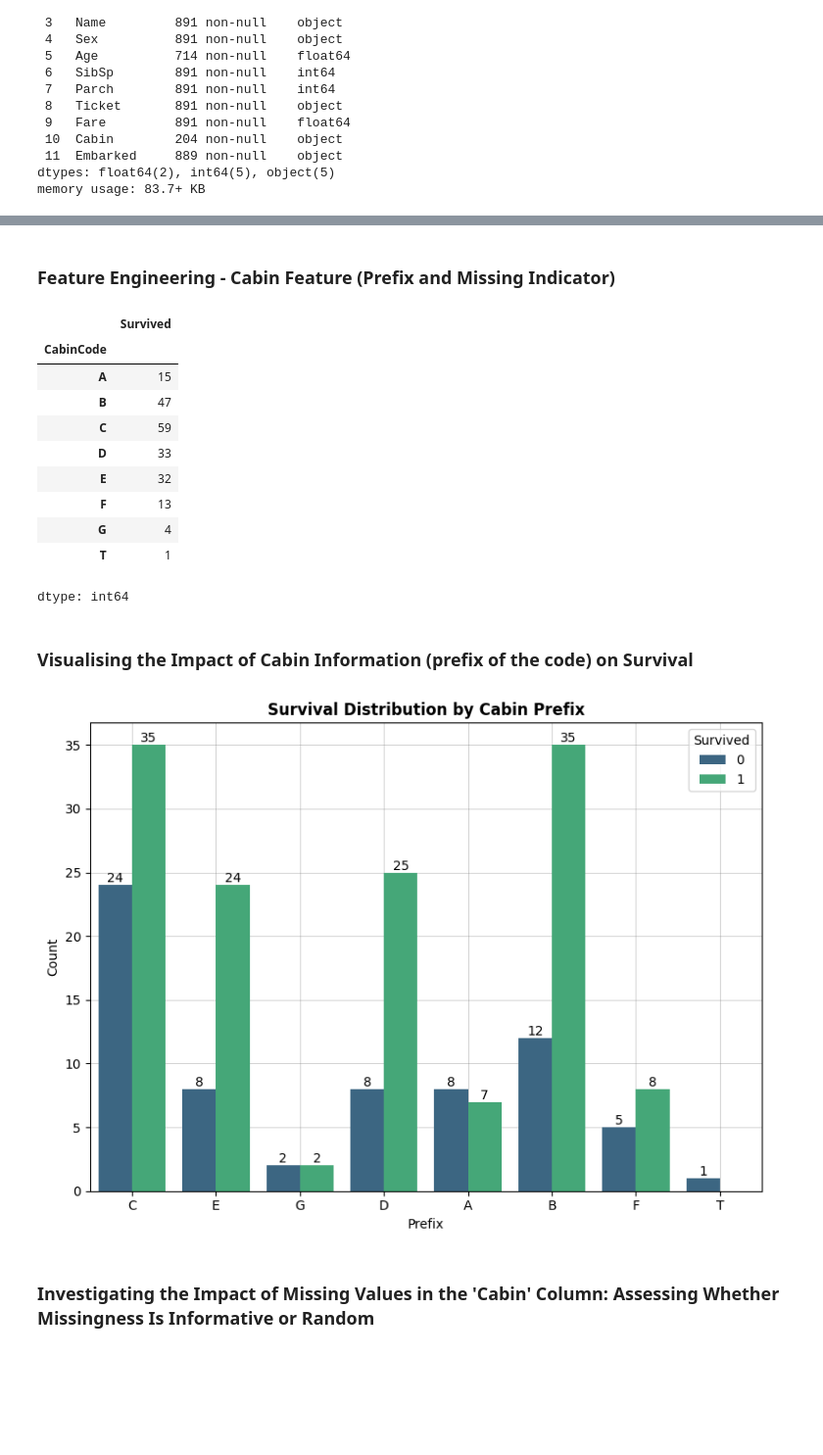
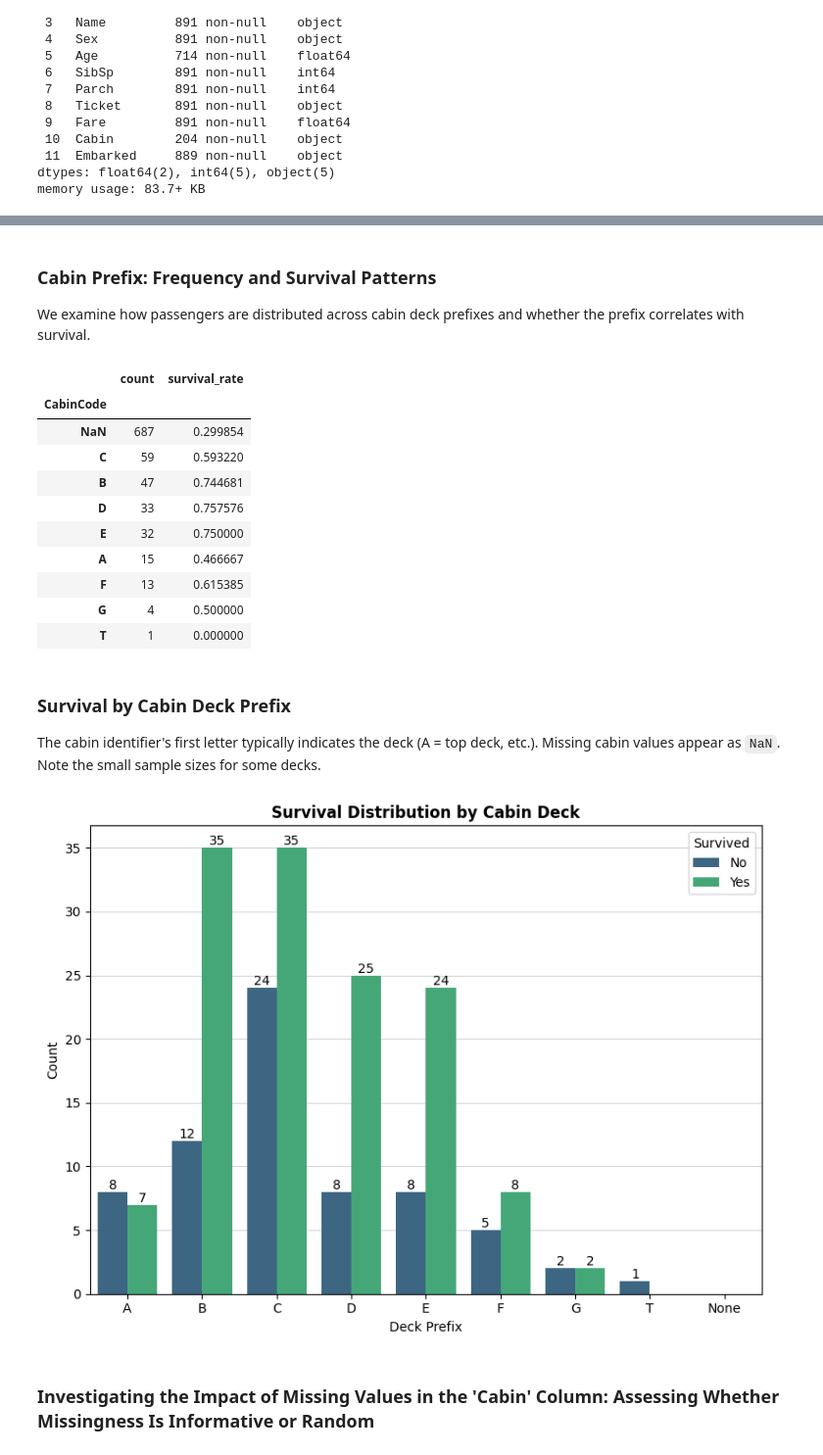
Before and after one commit to jhlopesalves/classic_workflows, a Jupyter notebook: supervised_learning/classification/titanic/titanic.ipynb, the cells around one changed output, grey strips where cells are left out. Shown at 98% size. Cells and saved outputs as stored; diff of their text form; code cells hidden in the pictures; blank space fills up the shorter version.

```diff
--- a/supervised_learning/classification/titanic/titanic.ipynb
+++ b/supervised_learning/classification/titanic/titanic.ipynb
@@ -66,3 +92,5 @@ The training dataset is loaded directly from the GitHub repository, making it ea
 # %%
-train_url = "https://raw.githubusercontent.com/jhlopesalves/classic_workflows/refs/heads/main/supervised_learning/classification/titanic/data/train.csv"
-train = pd.read_csv(train_url)
+TRAIN_URL = "https://raw.githubusercontent.com/jhlopesalves/classic_workflows/main/supervised_learning/classification/titanic/data/train.csv"
+
+train = pd.read_csv(TRAIN_URL)
+train.shape
@@ -167,22 +206,22 @@ train_eda["AgeMissing"] = np.where(train_eda["Age"].isna(), "Missing", "Non-miss
 # %%
-cols_interest = ["Sex", "Pclass", "Embarked", "Parch"]
+cols_of_interest = ["Sex", "Pclass", "Embarked", "Parch"]
+
 fig, axes = plt.subplots(nrows=2, ncols=2, figsize=(14, 10))
 axes = axes.flatten()
 
-for i, col in enumerate(cols_interest):
-	ax = axes[i]
+for ax, col in zip(axes, cols_of_interest):
 	sns.countplot(data=train_eda, x=col, hue="Survived", palette="viridis", ax=ax)
 
 	for container in ax.containers:
 		ax.bar_label(container, fontsize=10)
 
 	ax.set_title(f"Survival Count by {col}", fontsize=12)
-	ax.set(xlabel="", ylabel="Count")  # noqa: E113
+	ax.set(xlabel="", ylabel="Count")
 	ax.grid(True, axis="y", alpha=0.4, linewidth=0.6, color="grey")
 	ax.set_axisbelow(True)
-	ax.legend(title="Survived", labels=["No", "Yes"])
+	ax.legend(title="Survived")
 
 plt.suptitle("Survival Distribution Across Key Features", fontsize=16, fontweight="bold")
-plt.tight_layout(rect=[0, 0, 1, 0.98])
+plt.tight_layout(rect=[0, 0, 1, 0.96])
 plt.show()
 # %% [output]
@@ -264,36 +317,55 @@ plt.show()
 # %% [markdown]
-### Feature Engineering - Cabin Feature (Prefix and Missing Indicator)
+### Cabin Prefix: Frequency and Survival Patterns
+
+We examine how passengers are distributed across cabin deck prefixes and whether the prefix correlates with survival.
 # %%
-train_eda.groupby("CabinCode")["Survived"].count()
+# Frequency and survival rate by cabin prefix
+cabin_stats = (
+	train_eda.groupby("CabinCode", dropna=False).agg(count=("Survived", "size"), survival_rate=("Survived", lambda x: (x == "Yes").mean())).sort_values("count", ascending=False)
+)
+cabin_stats
 # %% [output]
-|  | Survived |
-| CabinCode |  |
-| A | 15 |
-| B | 47 |
-| C | 59 |
-| D | 33 |
-| E | 32 |
-| F | 13 |
-| G | 4 |
-| T | 1 |
+|  | count | survival_rate |
+| CabinCode |  |  |
+| NaN | 687 | 0.299854 |
+| C | 59 | 0.593220 |
+| B | 47 | 0.744681 |
+| D | 33 | 0.757576 |
+| E | 32 | 0.750000 |
+| A | 15 | 0.466667 |
+| F | 13 | 0.615385 |
+| G | 4 | 0.500000 |
+| T | 1 | 0.000000 |
-dtype: int64
 # %% [markdown]
-### Visualising the Impact of Cabin Information (prefix of the code) on Survival
+### Survival by Cabin Deck Prefix
+
+The cabin identifier's first letter typically indicates the deck (A = top deck, etc.). Missing cabin values appear as `NaN`. Note the small sample sizes for some decks.
 # %%
 fig, ax = plt.subplots(figsize=(8, 6))
 
-sns.countplot(data=train_eda, x="CabinCode", hue="Survived", palette="viridis", ax=ax)
+# Order by deck letter (A-G, T, then NaN)
+deck_order = ["A", "B", "C", "D", "E", "F", "G", "T", None]
 
-ax.set_title("Survival Distribution by Cabin Prefix", fontsize=12, fontweight="bold")
-ax.set(xlabel="Prefix", ylabel="Count")
-ax.grid(True, alpha=0.5, linewidth=0.5, color="grey")
+sns.countplot(
+	data=train_eda,
+	x="CabinCode",
+	hue="Survived",
+	palette="viridis",
+	order=[d for d in deck_order if d is None or d in train_eda["CabinCode"].values],
+	ax=ax,
+)
+
+ax.set_title("Survival Distribution by Cabin Deck", fontsize=12, fontweight="bold")
+ax.set(xlabel="Deck Prefix", ylabel="Count")
+ax.grid(True, axis="y", alpha=0.5, linewidth=0.5, color="grey")
 ax.set_axisbelow(True)
+
 for container in ax.containers:
 	ax.bar_label(container, fontsize=10)
 
 plt.tight_layout()
 plt.show()
 # %% [output]
-[figure, old version]
+[figure, new version]
 # %% [markdown]
 ### Investigating the Impact of Missing Values in the 'Cabin' Column: Assessing Whether Missingness Is Informative or Random
```
Also changed, not shown: parts of 67 cells of this notebook, 7 other files.
